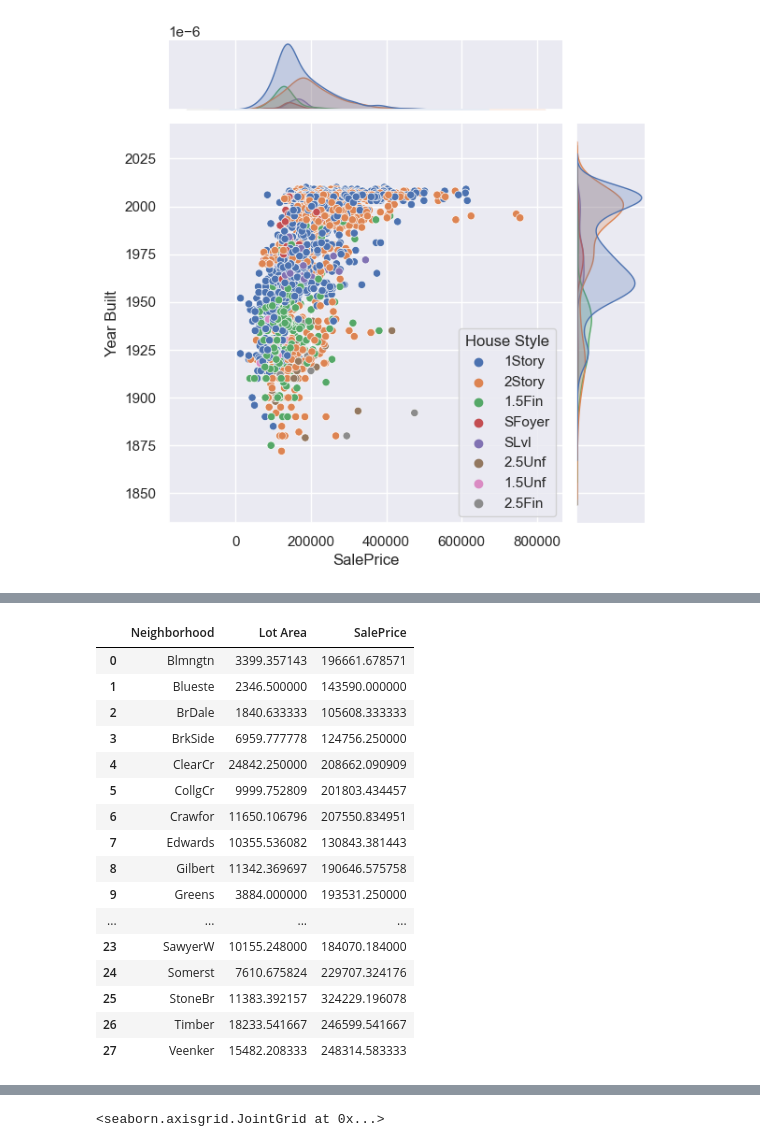
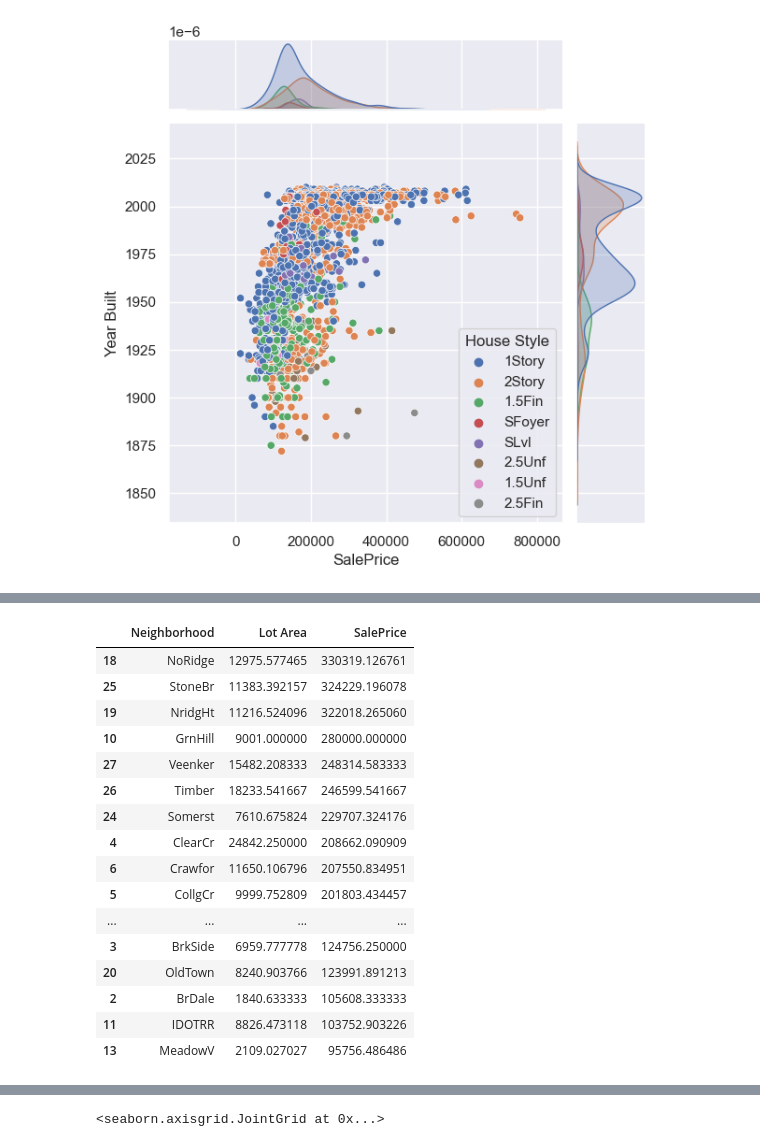
Before and after one commit to pololwl/repoDS, a Jupyter notebook: Actividad 2/actividad2.ipynb, the cells around one changed output, grey strips where cells are left out. Drawn from its saved outputs; the diff is of its cells as text; code cells hidden in the pictures.

```diff
--- a/Actividad 2/actividad2.ipynb
+++ b/Actividad 2/actividad2.ipynb
@@ -169,6 +169,6 @@ max      755000.000000
 Name: SalePrice, dtype: float64
 # %%
 prices = data[
-    ["PID", "Neighborhood", "Lot Area", "House Style", "Sale Condition", "Year Built", "Yr Sold", "SalePrice"]]
+    ["PID", "Neighborhood", "Lot Area", "House Style", "Sale Condition", "Year Built", "Yr Sold", "Condition 1", "Condition 2", "SalePrice"]]
 prices
 # %% [output]
@@ -202,25 +207,26 @@ sns.jointplot(data=prices, x="SalePrice", y="Year Built", hue="House Style")
 # sns.jointplot(data=pricesByNBHD, x="SalePrice", y="Yr Sold")
 # %%
 pricesByNBHD = prices[["Neighborhood", "Lot Area", "SalePrice"]].groupby(["Neighborhood"]).mean().reset_index()
+pricesByNBHD = pricesByNBHD.sort_values(by="SalePrice", ascending=False)
 pricesByNBHD
 # %% [output]
 |  | Neighborhood | Lot Area | SalePrice |
-| 0 | Blmngtn | 3399.357143 | 196661.678571 |
-| 1 | Blueste | 2346.500000 | 143590.000000 |
+| 18 | NoRidge | 12975.577465 | 330319.126761 |
+| 25 | StoneBr | 11383.392157 | 324229.196078 |
+| 19 | NridgHt | 11216.524096 | 322018.265060 |
+| 10 | GrnHill | 9001.000000 | 280000.000000 |
+| 27 | Veenker | 15482.208333 | 248314.583333 |
+| 26 | Timber | 18233.541667 | 246599.541667 |
+| 24 | Somerst | 7610.675824 | 229707.324176 |
+| 4 | ClearCr | 24842.250000 | 208662.090909 |
+| 6 | Crawfor | 11650.106796 | 207550.834951 |
+| 5 | CollgCr | 9999.752809 | 201803.434457 |
+| ... | ... | ... | ... |
+| 3 | BrkSide | 6959.777778 | 124756.250000 |
+| 20 | OldTown | 8240.903766 | 123991.891213 |
 | 2 | BrDale | 1840.633333 | 105608.333333 |
-| 3 | BrkSide | 6959.777778 | 124756.250000 |
-| 4 | ClearCr | 24842.250000 | 208662.090909 |
-| 5 | CollgCr | 9999.752809 | 201803.434457 |
-| 6 | Crawfor | 11650.106796 | 207550.834951 |
-| 7 | Edwards | 10355.536082 | 130843.381443 |
-| 8 | Gilbert | 11342.369697 | 190646.575758 |
-| 9 | Greens | 3884.000000 | 193531.250000 |
-| ... | ... | ... | ... |
-| 23 | SawyerW | 10155.248000 | 184070.184000 |
-| 24 | Somerst | 7610.675824 | 229707.324176 |
-| 25 | StoneBr | 11383.392157 | 324229.196078 |
-| 26 | Timber | 18233.541667 | 246599.541667 |
-| 27 | Veenker | 15482.208333 | 248314.583333 |
+| 11 | IDOTRR | 8826.473118 | 103752.903226 |
+| 13 | MeadowV | 2109.027027 | 95756.486486 |
 # %%
 colors = plt.cm.viridis(np.linspace(0, 1, len(pricesByNBHD["Neighborhood"])))
 
```
Also changed, not shown: parts of 7 cells of this notebook, 1 other file.
